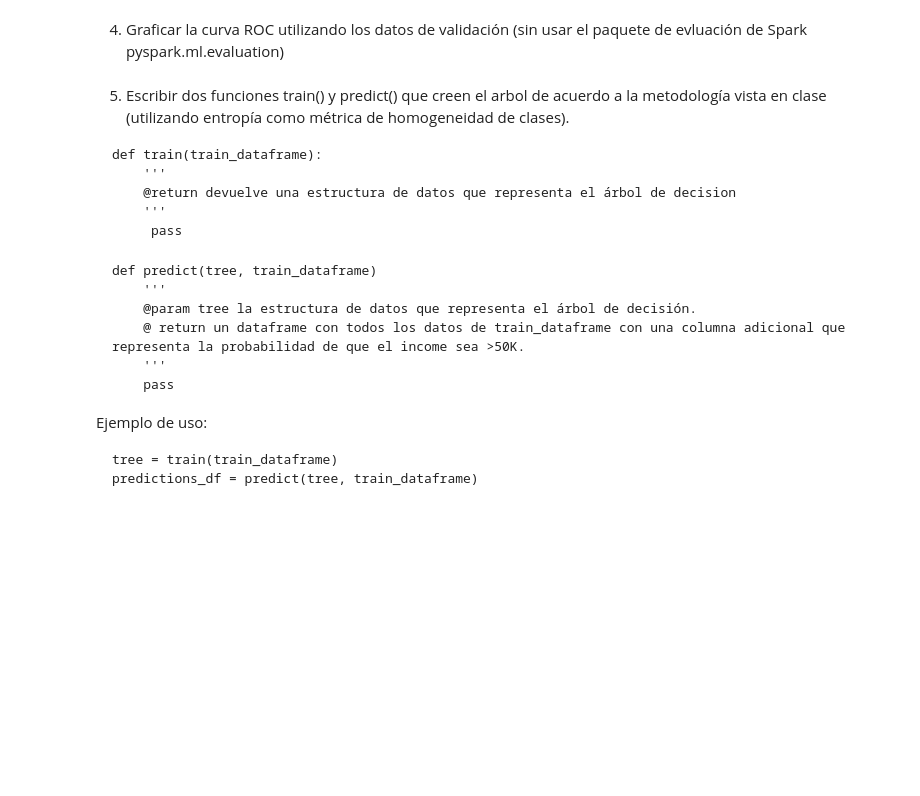
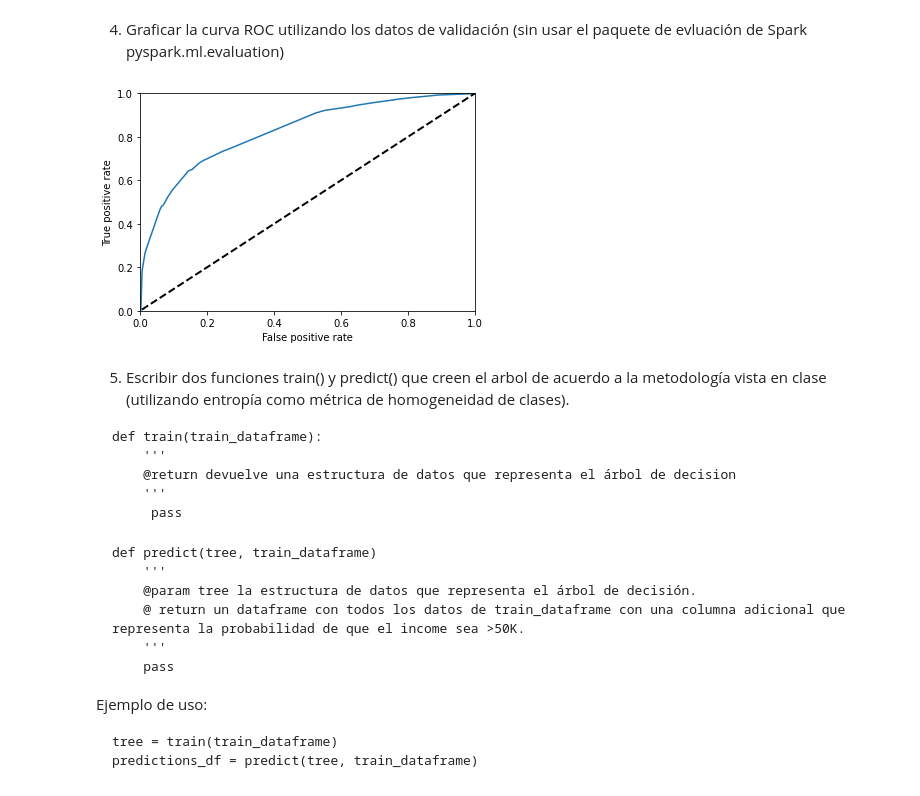
Before and after one commit to zmartin1/oblig2bigdata, a Jupyter notebook: Obligatorio 2.ipynb, the cells around one changed output. Drawn from its saved outputs; the diff is of its cells as text; code cells hidden in the pictures; blank space fills up the shorter version.

````diff
--- a/Obligatorio 2.ipynb
+++ b/Obligatorio 2.ipynb
@@ -172,62 +172,55 @@ print(get_confusion_matrix(predictions))
 # %% [markdown]
 4. Graficar la curva ROC utilizando los datos de validación (sin usar el paquete de evluación de Spark pyspark.ml.evaluation)
 # %%
-true_positive = 0
-false_positive = 0
-true_negative = 0
-false_negative = 0
-roc_points_false_positive_rate = []
-roc_points_true_positive_rate = []
 
-threshold = [x / 100 for x in range(0, 101, 5)]
+import matplotlib.pyplot as plt
 
+def get_confusion_with_threshold(threshold, data):
+    true_positive = 0
+    false_positive = 0
+    true_negative = 0
+    false_negative = 0
+    for row in data:
+        if row["probability"][0] >= threshold and row["salary_indexed"] == 1.0:
+            true_positive += 1
+        elif row["probability"][0] >= threshold:
+            false_positive += 1
+        elif row["probability"][0] < threshold and row["salary_indexed"] == 0.0:
+            true_negative += 1
+        else:
+            false_negative +=1
+
+    return (true_positive, false_positive, true_negative, false_negative)
+
+
+def get_trp_and_fpr(true_positive, false_positive, true_negative, false_negative):
+    true_positive_rate = true_positive/(true_positive+false_negative)
+    false_positive_rate = false_positive/(false_positive+true_negative)
+    return true_positive_rate, false_positive_rate
+
+def plot_roc(threshold, data):
+    values_to_plot_tpr = []
+    values_to_plot_fpr = []
+    for value in threshold:
+        tpr, fpr = get_trp_and_fpr(*get_confusion_with_threshold(value, data))
+        values_to_plot_tpr.append(tpr)
+        values_to_plot_fpr.append(fpr)
+
+    plt.plot(values_to_plot_tpr, values_to_plot_fpr)
+    plt.xlabel('False positive rate')
+    plt.ylabel('True positive rate')
+    xpoints = ypoints = plt.xlim()
+    plt.plot(xpoints, ypoints, linestyle='--', color='k', lw=2, scalex=False, scaley=False)
+    plt.axis([0, 1, 0, 1])
+    plt.show()
+
+
+threshold = [x / 100 for x in range(0, 101, 1)]
 data = predictions.select("prediction", "salary_indexed", "probability").collect()
 
-data.toPandas()
-
-def get_positive_with_threshold(threshold, data):
-    positives = 0
-    for row in data:
-        if row["probability"][0] > threshold:
-            positives +=
-
-
-# for value in threshold:
-#     for row in data:
-#         return spark.sql(f"select count(*) from data where occupation='{occupation}' and education='{education}' and output='{output}'")
-
-    # if row.prediction == 1.0 and row.salary_indexed == 1.0:
-    #     true_positive += 1
-    # elif row.prediction == 1.0:
-    #     false_positive += 1
-    # elif row.prediction == 0.0 and row.salary_indexed == 1.0:
-    #     true_negative += 1
-    # else:
-    #     false_negative += 1
-
-    # try:
-    #     true_positive_rate = true_positive/(true_positive+false_negative)
-    # except ZeroDivisionError:
-    #     true_positive_rate = 0
-    # try:
-    #     false_positive_rate = false_positive/(false_positive+true_negative)
-    # except ZeroDivisionError:
-    #     false_positive_rate = 0
-
-    # roc_points_true_positive_rate.append(true_positive_rate)
-    # roc_points_false_positive_rate.append(false_positive_rate)
-
-
-# import matplotlib.pyplot as plt
-# plt.plot(roc_points_false_positive_rate, roc_points_true_positive_rate)
-
-# plt.xlabel('false positive rate')
-# plt.ylabel('true positive rate')
-
-# plt.axis([0, 1, 0, 1])
-# plt.show()
-
-# predictions.select("prediction", "salary_indexed", "vector_col", "probability").toPan
+plot_roc(threshold, data)
+# %% [output]
+[figure, added]
 # %% [markdown]
 5. Escribir dos funciones train() y predict() que creen el arbol de acuerdo a la metodología vista en clase (utilizando entropía como métrica de homogeneidad de clases).
 ```
````
Also changed, not shown: parts of 1 cell of this notebook.
